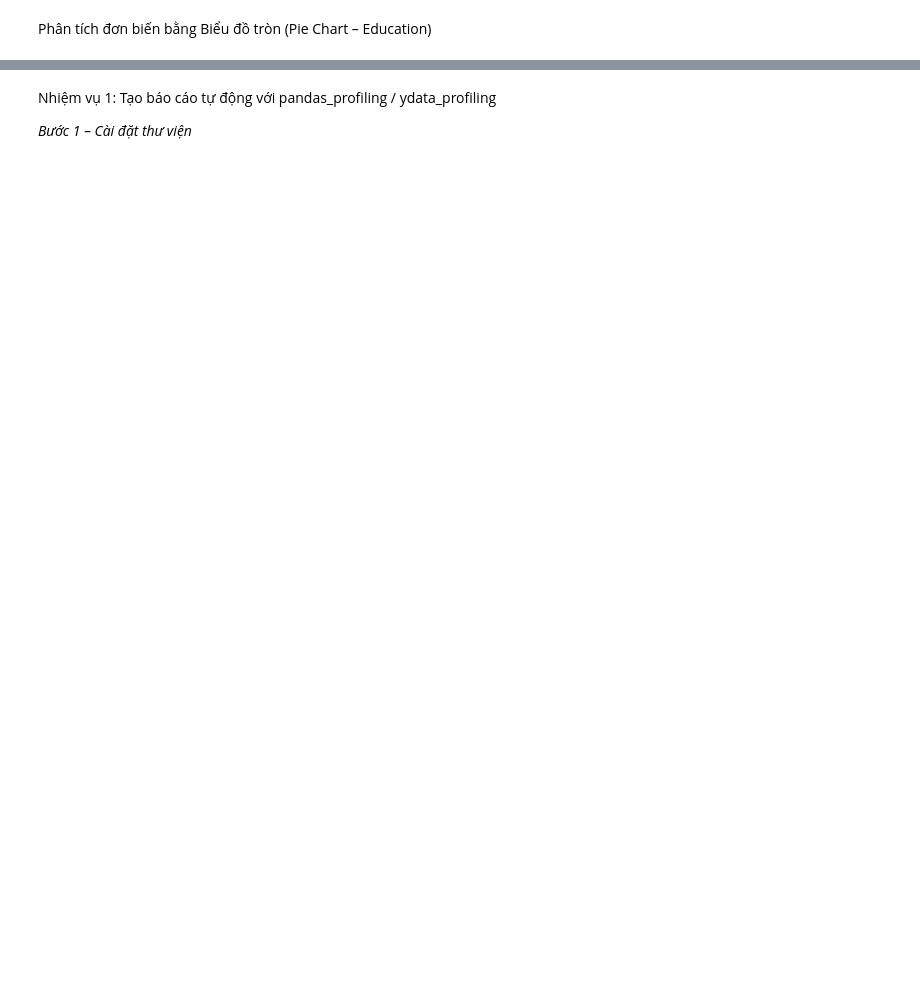
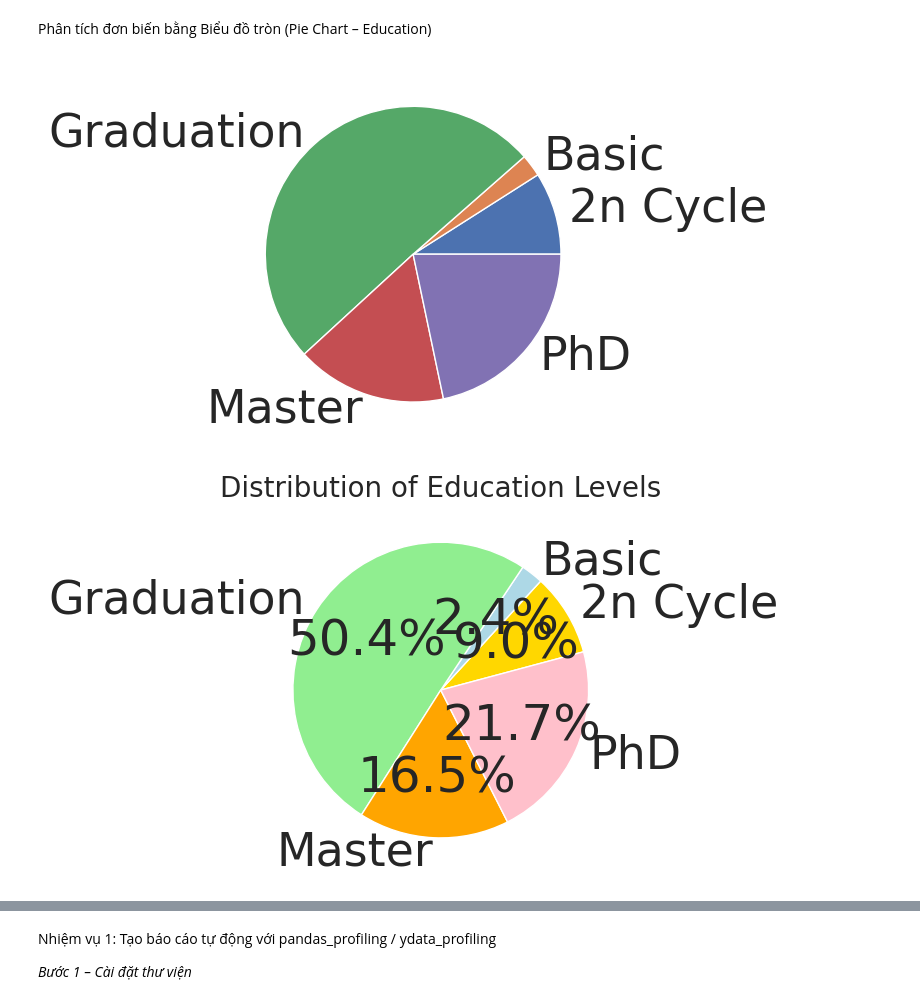
Before and after one commit to kientran1706/kientran.github., a Jupyter notebook: BÀI_TẬP_GIỮA_KỲ.ipynb, the cells around one changed output, grey strips where cells are left out. Cells and saved outputs as stored; diff of their text form; code cells hidden in the pictures; blank space fills up the shorter version.

```diff
--- a/BÀI_TẬP_GIỮA_KỲ.ipynb
+++ b/BÀI_TẬP_GIỮA_KỲ.ipynb
@@ -632,19 +554,22 @@ Phân tích đơn biến bằng Biểu đồ tròn (Pie Chart – Education)
 # %%
 education_group = marketing_data.groupby('Education').count().reset_index()
 
 # case 1: basic
 plt.pie(education_group["Income"], labels=education_group['Education'])
 plt.show()
 
 # case 2: advanced
 colors = ['gold','lightblue','lightgreen','orange','pink']
 plt.pie(education_group["Income"],
         labels=education_group['Education'],
         colors=colors,
         autopct='%1.1f%%',
-        startangle=90)
-plt.title('Distribution of Education Levels', fontsize=15)
+        startangle=15)
+plt.title('Distribution of Education Levels', fontsize=20)
 plt.show()
+# %% [output]
+[figure, added]
+[figure, added]
 # %%
 import pandas as pd
 import matplotlib.pyplot as plt
```
Also changed, not shown: parts of 25 cells of this notebook.
